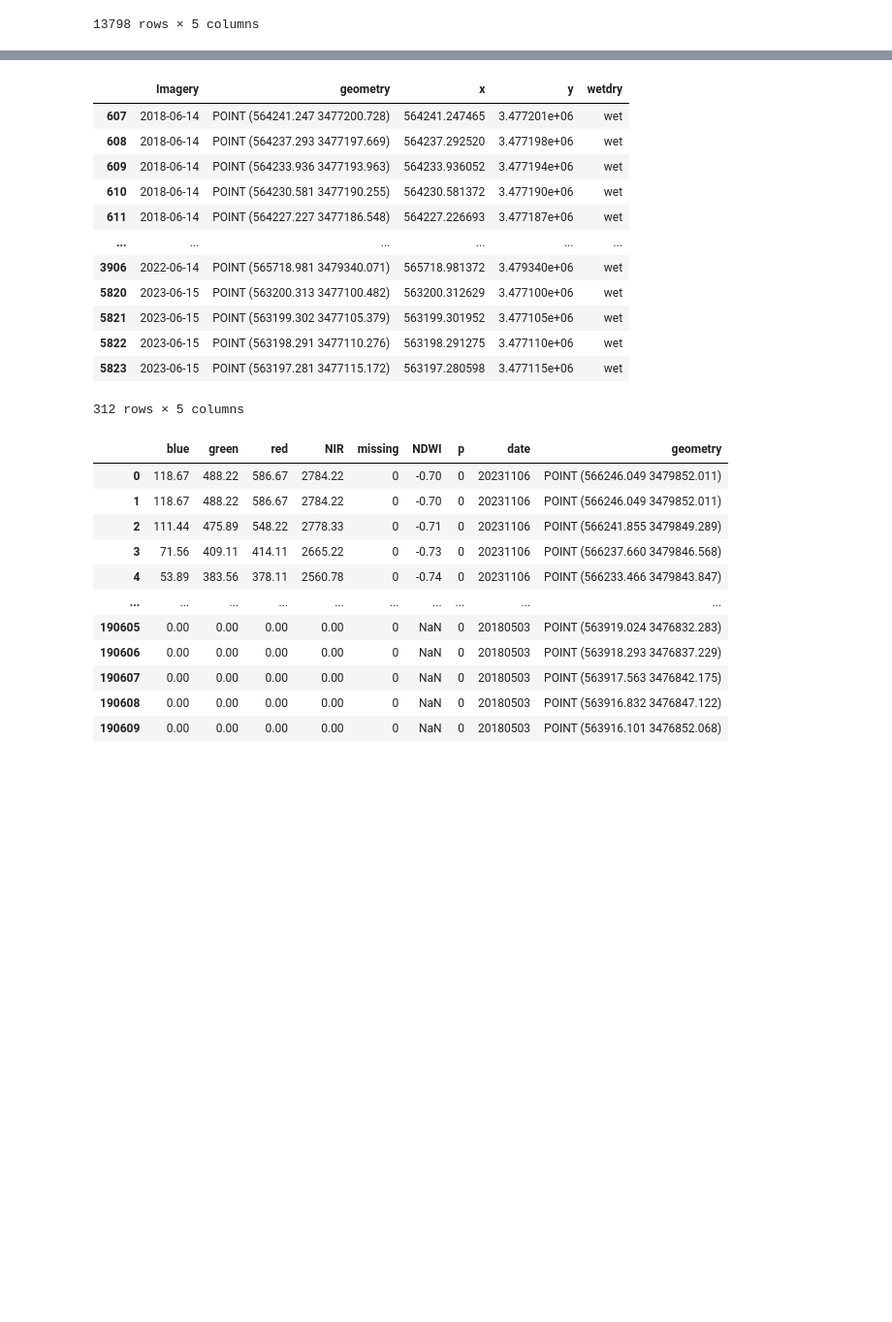
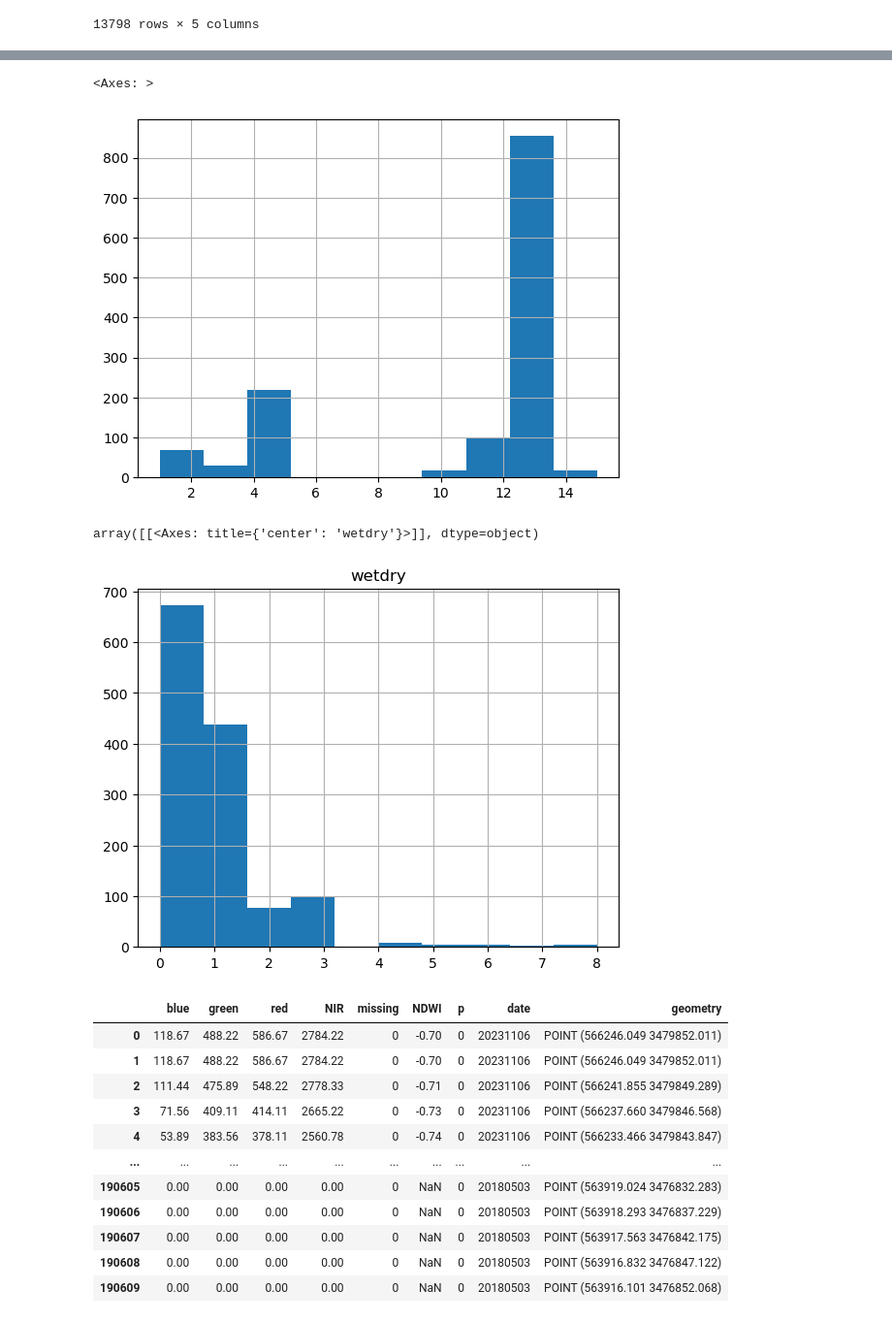
Before and after one commit to lapidesd/SanPedro_wetdry_pilot, a Jupyter notebook: code/Ramsey_survey_imagery.ipynb, the cells around one changed output, grey strips where cells are left out. Shown at 97% size. Cells and saved outputs as stored; diff of their text form; code cells hidden in the pictures; blank space fills up the shorter version.

```diff
--- a/code/Ramsey_survey_imagery.ipynb
+++ b/code/Ramsey_survey_imagery.ipynb
@@ -87,7 +87,7 @@ Rh
 Rh.to_csv('../data/Ramsey/Ramsey_survey_imagery_hydro.csv', index = 'False')
 # %%
 #reading surveydata, making it into a geodataframe and adding x and y from the geometry to facilitate merge
-#R_surveyData['geometry'] = R_surveyData['geometry'].apply(wkt.loads)
+R_surveyData['geometry'] = R_surveyData['geometry'].apply(wkt.loads)
 gdf = gpd.GeoDataFrame(R_surveyData, geometry = 'geometry', crs='EPSG:26912')
 
 gdf['x'] = gdf.geometry.x
@@ -119,19 +150,17 @@ R_mergedry = R_mergedata[~(R_mergedata['wetdry'] == 'wet')]
+# %%
+gdf.groupby('geometry').count().wetdry.hist()
+# %% [output]
+<Axes: >
+[figure, added]
 # %%
-R_mergewet
+#Checking for perennial reaches by comparing surveys of each year
+result = pd.DataFrame(gdf.groupby('geometry')['wetdry'].apply(lambda x: sum(x == 'wet')))
+#result = result[(result['wetdry'] == True)]
+result.hist()
+#R_mergewet
 # %% [output]
-|  | Imagery | geometry | x | y | wetdry |
-| 607 | 2018-06-14 | POINT (564241.247 3477200.728) | 564241.247465 | 3.477201e+06 | wet |
-| 608 | 2018-06-14 | POINT (564237.293 3477197.669) | 564237.292520 | 3.477198e+06 | wet |
-| 609 | 2018-06-14 | POINT (564233.936 3477193.963) | 564233.936052 | 3.477194e+06 | wet |
-| 610 | 2018-06-14 | POINT (564230.581 3477190.255) | 564230.581372 | 3.477190e+06 | wet |
-| 611 | 2018-06-14 | POINT (564227.227 3477186.548) | 564227.226693 | 3.477187e+06 | wet |
-| ... | ... | ... | ... | ... | ... |
-| 3906 | 2022-06-14 | POINT (565718.981 3479340.071) | 565718.981372 | 3.479340e+06 | wet |
-| 5820 | 2023-06-15 | POINT (563200.313 3477100.482) | 563200.312629 | 3.477100e+06 | wet |
-| 5821 | 2023-06-15 | POINT (563199.302 3477105.379) | 563199.301952 | 3.477105e+06 | wet |
-| 5822 | 2023-06-15 | POINT (563198.291 3477110.276) | 563198.291275 | 3.477110e+06 | wet |
-| 5823 | 2023-06-15 | POINT (563197.281 3477115.172) | 563197.280598 | 3.477115e+06 | wet |
-312 rows × 5 columns
+array([[<Axes: title={'center': 'wetdry'}>]], dtype=object)
+[figure, added]
 # %%
 #reading and concatenating the processed imagery
 path = '../data/Ramsey/processed_imagery'
```
Also changed, not shown: parts of 2 cells of this notebook, 1 other file.
